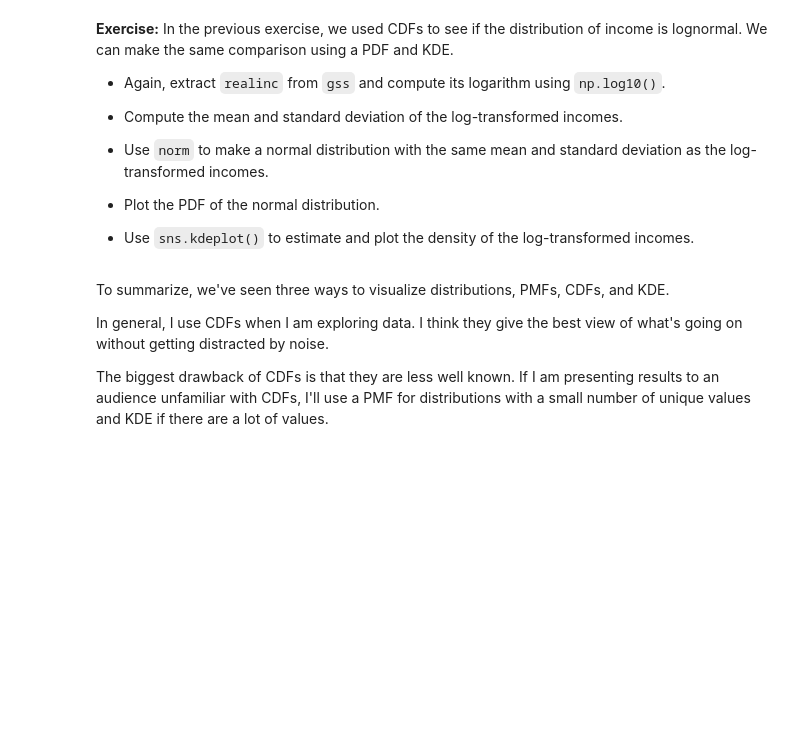
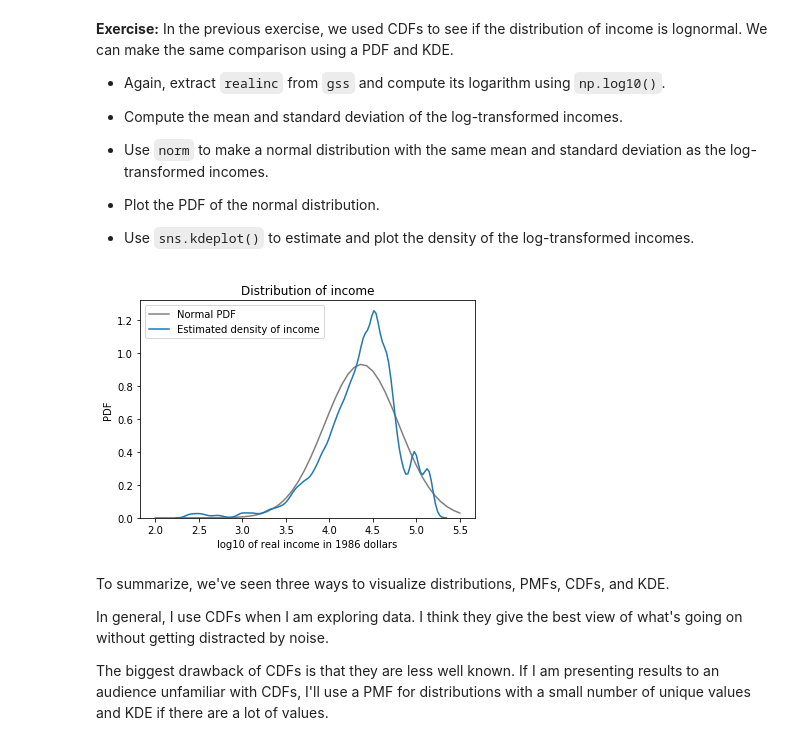
Before and after one commit to AllenDowney/ElementsOfDataScience, a Jupyter notebook: 08_distributions_soln.ipynb, the cells around one changed output. Saved outputs shown, nothing was run; the diff lists cells and outputs as text; code cells hidden in the pictures; blank space fills up the shorter version.

```diff
--- a/08_distributions_soln.ipynb
+++ b/08_distributions_soln.ipynb
@@ -778,22 +822,24 @@ plt.legend();
 # %%
 # Solution
 
 # Evaluate the normal PDF
 xs = np.linspace(2, 5.5)
 ys = dist.pdf(xs)
 
 # Plot the model PDF
 plt.clf()
 plt.plot(xs, ys, color='gray', label='Normal PDF')
 
 # Plot the data KDE
-sns.kdeplot(log_income, label='Estimated density of income')
+sns.kdeplot(log_income.dropna(), label='Estimated density of income')
 
 # Label the axes
 plt.xlabel('log10 of real income in 1986 dollars')
 plt.ylabel('PDF')
 plt.title('Distribution of income')
 plt.legend();
+# %% [output]
+[figure, added]
 # %% [markdown]
 To summarize, we've seen three ways to visualize distributions, PMFs, CDFs, and KDE.
 
```
Also changed, not shown: parts of 22 cells of this notebook, 13 other files.
